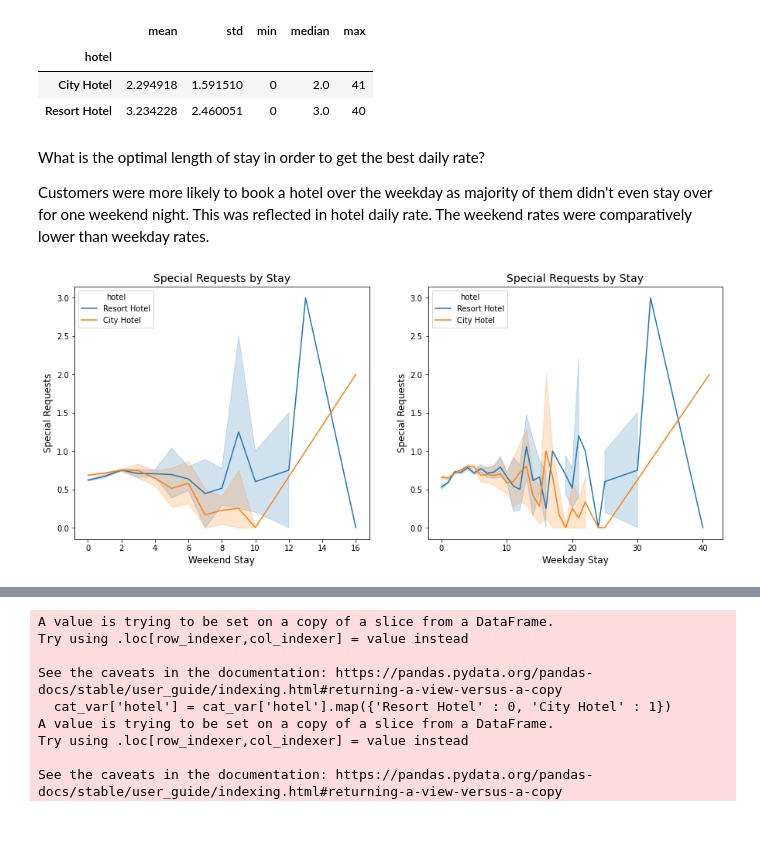
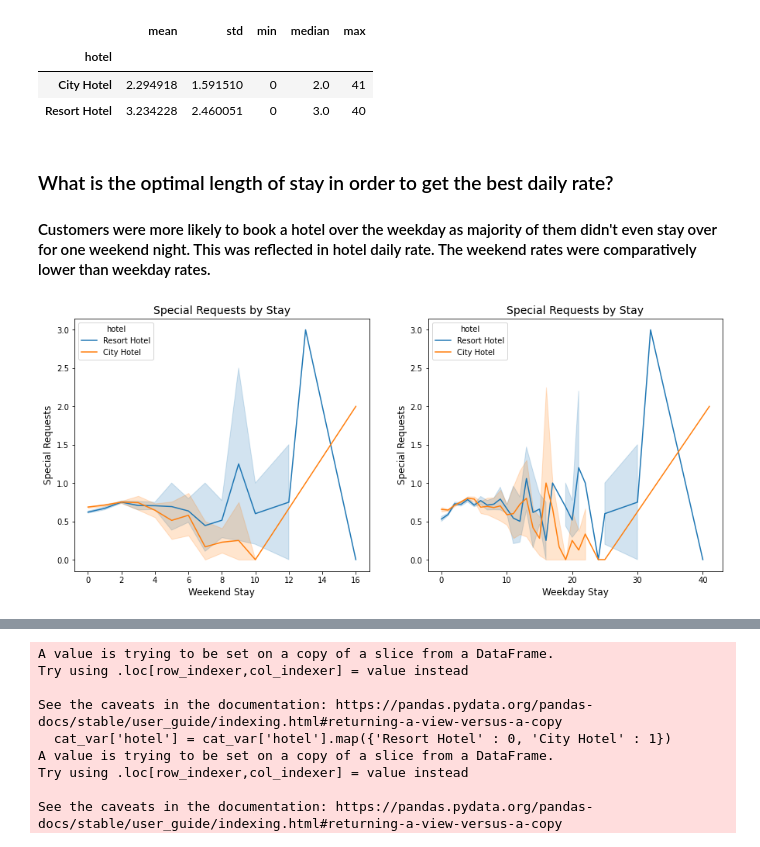
Before and after one commit to nachiketdixit/Blog_Post, a Jupyter notebook: Hotel_Booking_Analysis.ipynb, the cells around one changed output, grey strips where cells are left out. Saved outputs shown, nothing was run; the diff lists cells and outputs as text; code cells hidden in the pictures.

```diff
--- a/Hotel_Booking_Analysis.ipynb
+++ b/Hotel_Booking_Analysis.ipynb
@@ -232,3 +240,25 @@ When plotted on a log scale, the average daily rate distribution looks unimodel,
+# %%
+# Writing a fucntion for line graph
+def display_lineplot(df, col1, col2, col3, xlabel, ylabel, title):
+    """ This function will plot a line graph for provided data
+
+    Args:
+        df: the pandas dataframe you want to use
+        col1: the column name you want to use for x-axis
+        col2: the column name you want to use for y-axis
+        col3: the column name you want to use for hue
+        xlabel: to add a x-axis label
+        ylabel: to add a y-axis label
+        title: to add a plot title
+
+    Example:
+        display_lineplot(df, 'column1', 'column2', column3', 'x label', 'y label', 'title')
+
+    """
+    sns.lineplot(data=df, x=col1, y=col2, hue=col3)
+    plt.xlabel(xlabel, fontsize=12)
+    plt.ylabel(ylabel, fontsize=12)
+    plt.title(title, fontsize=14)
 # %%
 # Multivariate plot to find out average daily rate for hotel by month
 months_map={"January":1,"February":2,"March":3,"April":4,"May":5,"June":6,"July":7,"August":8,"September":9,"October":10,"November":11,"December":12}
@@ -320,28 +343,20 @@ df.groupby(["hotel"])['stays_in_week_nights'].agg(['mean','std','min','median','
 | City Hotel | 2.294918 | 1.591510 | 0 | 2.0 | 41 |
 | Resort Hotel | 3.234228 | 2.460051 | 0 | 3.0 | 40 |
 # %% [markdown]
-What is the optimal length of stay in order to get the best daily rate?
+### What is the optimal length of stay in order to get the best daily rate?
 
-Customers were more likely to book a hotel over the weekday as majority of them didn't even stay over for one weekend night. This was reflected in hotel daily rate. The weekend rates were comparatively lower than weekday rates.
+#### Customers were more likely to book a hotel over the weekday as majority of them didn't even stay over for one weekend night. This was reflected in hotel daily rate. The weekend rates were comparatively lower than weekday rates.
 # %%
 # Multivariate plot to find out relation between special requests and hotel stay
 plt.figure(figsize=[15, 6])
 
 plt.subplot(1,2,1)
-sns.lineplot(data=df, x='stays_in_weekend_nights', y='total_of_special_requests',hue='hotel')
-plt.title("Special Requests by Stay", fontsize=14)
-plt.ylabel("Special Requests", fontsize=12)
-plt.xlabel("Weekend Stay", fontsize=12)
+display_lineplot(df, 'stays_in_weekend_nights', 'total_of_special_requests', 'hotel', 'Weekend Stay','Special Requests', 'Special Requests by Stay')
 
 plt.subplot(1,2,2)
-sns.lineplot(data=df, x='stays_in_week_nights', y='total_of_special_requests',hue='hotel')
-plt.title("Special Requests by Stay", fontsize=14)
-plt.ylabel("Special Requests", fontsize=12)
-plt.xlabel("Weekday Stay", fontsize=12)
-
-plt.show();
+display_lineplot(df, 'stays_in_week_nights', 'total_of_special_requests', 'hotel', 'Weekday Stay', 'Special Requests', 'Special Requests by Stay')
 # %% [output]
-[figure, old version]
+[figure, new version]
 # %%
 # Multivariate plot to find out relation between special reqeusts, room type, and average daily rate by hotel
 plt.figure(figsize=[15, 6])
```
Also changed, not shown: parts of 24 cells of this notebook.
